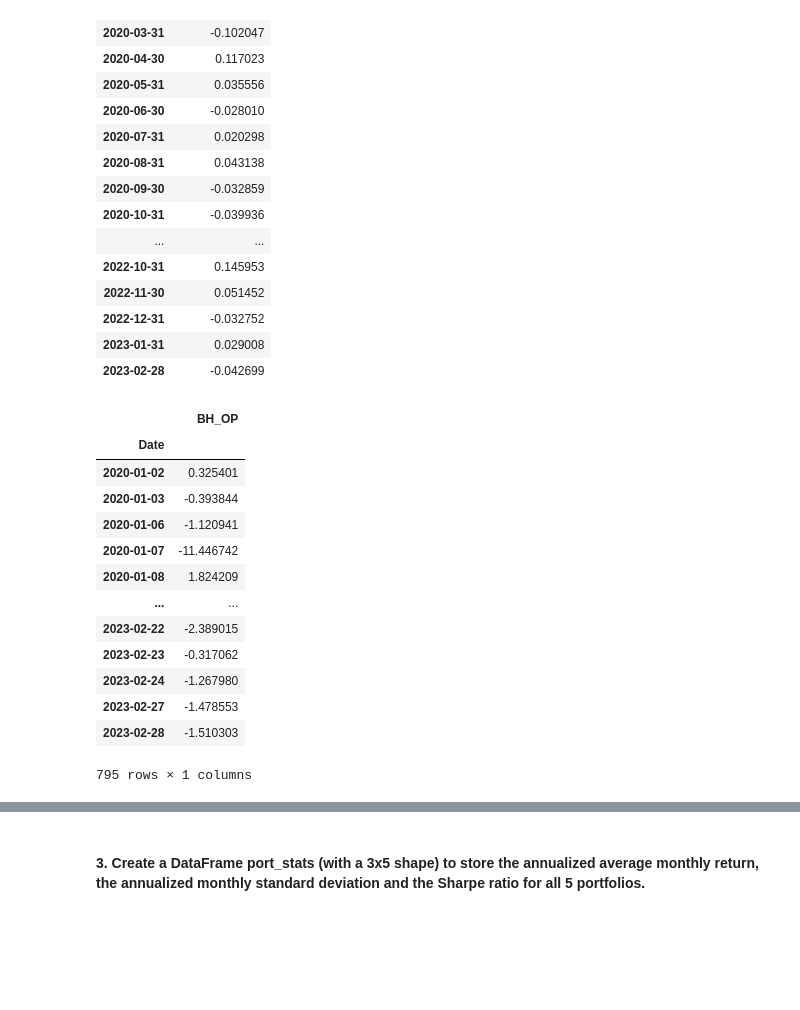
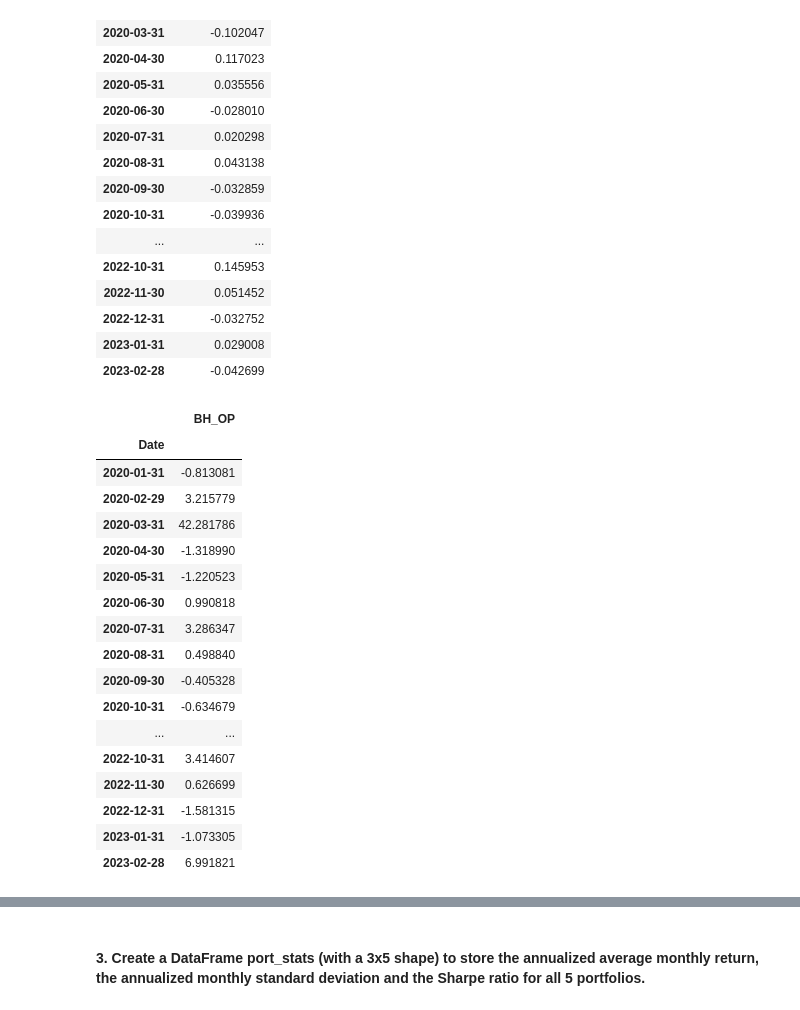
Before and after one commit to Alphaplayer248/Financial-Data-Project, a Jupyter notebook: Group Assignment_Alex.ipynb, the cells around one changed output, grey strips where cells are left out. Saved outputs shown, nothing was run; the diff lists cells and outputs as text; code cells hidden in the pictures; blank space fills up the shorter version.

```diff
--- a/Group Assignment_Alex.ipynb
+++ b/Group Assignment_Alex.ipynb
@@ -186,5 +186,5 @@ optimal_weights=optimal_weights.sort_index(axis=1)
  5) A buy and hold portfolio, initially allocated equally across stocks. Label the portfolio (BH_EW, an acronym for Buy and Hold Equally-Weighted Portfolio).
 # %%
 inv_value = pd.DataFrame()
-for column in returns:
-    inv_value[column] = returns[column].div(returns[column].iloc[0])
+for column in returns_mon1:
+    inv_value[column] = returns_mon1[column].div(returns_mon1[column].iloc[0])
@@ -261,19 +276,23 @@ port_returns4 = pd.DataFrame({'BH_OP':np.dot(inv_value, optimal_weights.iloc[0])
-# %%
-port_returns4
-# %% [output]
-|  | BH_OP |
-| Date |  |
-| 2020-01-02 | 0.325401 |
-| 2020-01-03 | -0.393844 |
-| 2020-01-06 | -1.120941 |
-| 2020-01-07 | -11.446742 |
-| 2020-01-08 | 1.824209 |
-| ... | ... |
-| 2023-02-22 | -2.389015 |
-| 2023-02-23 | -0.317062 |
-| 2023-02-24 | -1.267980 |
-| 2023-02-27 | -1.478553 |
-| 2023-02-28 | -1.510303 |
-795 rows × 1 columns
+# %%
+BH_OP
+# %% [output]
+|  | BH_OP |
+| Date |  |
+| 2020-01-31 | -0.813081 |
+| 2020-02-29 | 3.215779 |
+| 2020-03-31 | 42.281786 |
+| 2020-04-30 | -1.318990 |
+| 2020-05-31 | -1.220523 |
+| 2020-06-30 | 0.990818 |
+| 2020-07-31 | 3.286347 |
+| 2020-08-31 | 0.498840 |
+| 2020-09-30 | -0.405328 |
+| 2020-10-31 | -0.634679 |
+| ... | ... |
+| 2022-10-31 | 3.414607 |
+| 2022-11-30 | 0.626699 |
+| 2022-12-31 | -1.581315 |
+| 2023-01-31 | -1.073305 |
+| 2023-02-28 | 6.991821 |
 # %%
 #5
```
Also changed, not shown: parts of 15 cells of this notebook.
